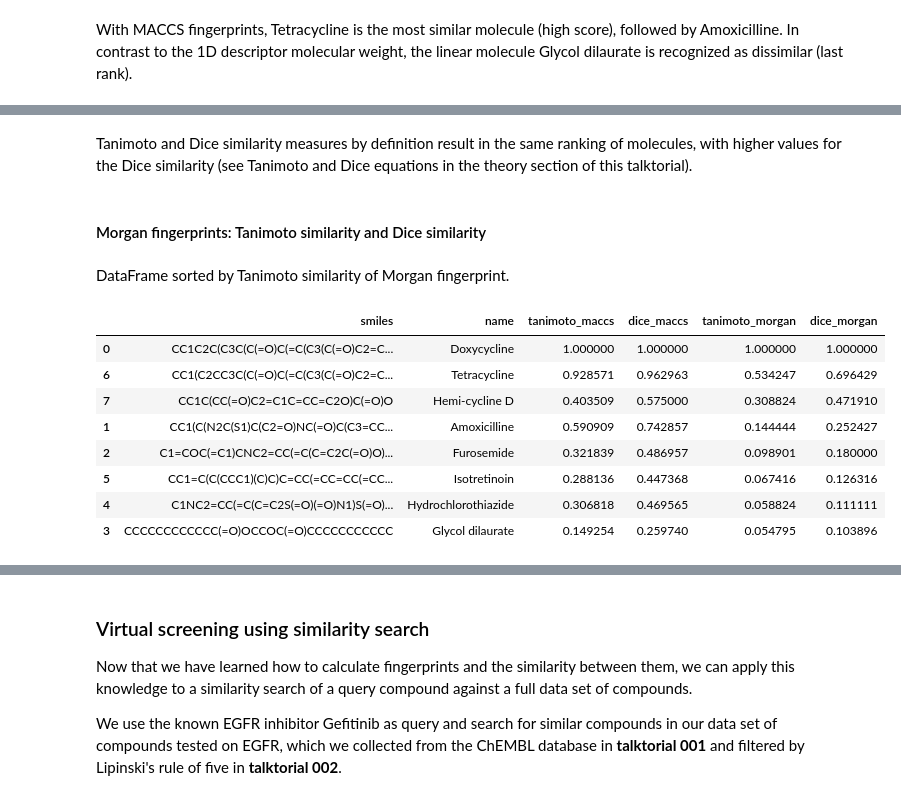
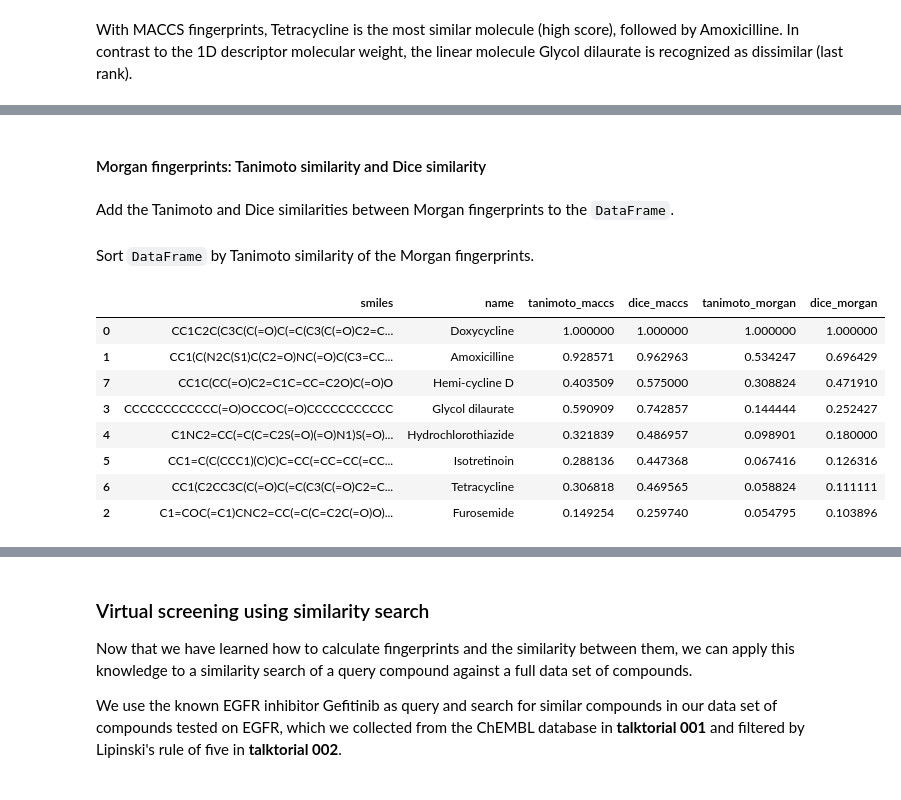
Before and after one commit to volkamerlab/teachopencadd, a Jupyter notebook: teachopencadd/talktorials/004_compound_similarity/talktorial.ipynb, the cells around one changed output, grey strips where cells are left out. Cells and saved outputs as stored; diff of their text form; code cells hidden in the pictures.

```diff
--- a/teachopencadd/talktorials/004_compound_similarity/talktorial.ipynb
+++ b/teachopencadd/talktorials/004_compound_similarity/talktorial.ipynb
@@ -420,5 +428,2 @@ similarity_df = pd.DataFrame({"smiles": molecule_smiles, "name": molecule_names}
 # %% [markdown]
 #### MACCS fingerprints: Tanimoto similarity and Dice similarity
-# %%
-# Add similarity scores to DataFrame
-similarity_df["tanimoto_maccs"] = DataStructs.BulkTanimotoSimilarity(maccs_fp1, maccs_fp_list)
@@ -425 +432,4 @@ similarity_df["tanimoto_maccs"] = DataStructs.BulkTanimotoSimilarity(maccs_fp1,
+# %%
+similarity_df["tanimoto_maccs"] = DataStructs.BulkTanimotoSimilarity(maccs_fp, maccs_fp_list)
+similarity_df["dice_maccs"] = DataStructs.BulkDiceSimilarity(maccs_fp, maccs_fp_list)
 # %% [markdown]
@@ -448,5 +460,2 @@ draw_ranked_molecules(similarity_df_sorted_tanimoto_maccs, "tanimoto_maccs")
 # %% [markdown]
 With MACCS fingerprints, Tetracycline is the most similar molecule (high score), followed by Amoxicilline. In contrast to the 1D descriptor molecular weight, the linear molecule Glycol dilaurate is recognized as dissimilar (last rank).
-# %%
-# Add similarity scores to DataFrame
-similarity_df["dice_maccs"] = DataStructs.BulkDiceSimilarity(maccs_fp1, maccs_fp_list)
@@ -470,31 +462,28 @@ similarity_df_sorted_dice_maccs
-# %% [markdown]
-Tanimoto and Dice similarity measures by definition result in the same ranking of molecules, with higher values for the Dice similarity (see Tanimoto and Dice equations in the theory section of this talktorial).
 # %% [markdown]
 #### Morgan fingerprints: Tanimoto similarity and Dice similarity
+# %% [markdown]
+Add the Tanimoto and Dice similarities between Morgan fingerprints to the `DataFrame`.
 # %%
-# Add similarity scores to DataFrame
 similarity_df["tanimoto_morgan"] = DataStructs.BulkTanimotoSimilarity(
-    circular_bit_fp1, circular_fp_list
+    circular_bit_fp, circular_bit_fp_list
 )
 similarity_df["dice_morgan"] = DataStructs.BulkDiceSimilarity(
-    circular_bit_fp1, circular_fp_list
+    circular_bit_fp, circular_bit_fp_list
 )
 # %% [markdown]
-DataFrame sorted by Tanimoto similarity of Morgan fingerprint.
+Sort `DataFrame` by Tanimoto similarity of the Morgan fingerprints.
 # %%
-similarity_df_sorted_tanimoto_morgan = similarity_df.sort_values(
-    ["tanimoto_morgan"], ascending=False
-)
-similarity_df_sorted_tanimoto_morgan
-# TODO: CI : similarity_df_sorted_tanimoto_morgan["tanimoto_morgan"]
+similarity_df = similarity_df.sort_values(["tanimoto_morgan"], ascending=False)
+similarity_df
+# TODO: CI
 # %% [output]
 |  | smiles | name | tanimoto_maccs | dice_maccs | tanimoto_morgan | dice_morgan |
 | 0 | CC1C2C(C3C(C(=O)C(=C(C3(C(=O)C2=C... | Doxycycline | 1.000000 | 1.000000 | 1.000000 | 1.000000 |
-| 6 | CC1(C2CC3C(C(=O)C(=C(C3(C(=O)C2=C... | Tetracycline | 0.928571 | 0.962963 | 0.534247 | 0.696429 |
+| 1 | CC1(C(N2C(S1)C(C2=O)NC(=O)C(C3=CC... | Amoxicilline | 0.928571 | 0.962963 | 0.534247 | 0.696429 |
 | 7 | CC1C(CC(=O)C2=C1C=CC=C2O)C(=O)O | Hemi-cycline D | 0.403509 | 0.575000 | 0.308824 | 0.471910 |
-| 1 | CC1(C(N2C(S1)C(C2=O)NC(=O)C(C3=CC... | Amoxicilline | 0.590909 | 0.742857 | 0.144444 | 0.252427 |
-| 2 | C1=COC(=C1)CNC2=CC(=C(C=C2C(=O)O)... | Furosemide | 0.321839 | 0.486957 | 0.098901 | 0.180000 |
+| 3 | CCCCCCCCCCCC(=O)OCCOC(=O)CCCCCCCCCCC | Glycol dilaurate | 0.590909 | 0.742857 | 0.144444 | 0.252427 |
+| 4 | C1NC2=CC(=C(C=C2S(=O)(=O)N1)S(=O)... | Hydrochlorothiazide | 0.321839 | 0.486957 | 0.098901 | 0.180000 |
 | 5 | CC1=C(C(CCC1)(C)C)C=CC(=CC=CC(=CC... | Isotretinoin | 0.288136 | 0.447368 | 0.067416 | 0.126316 |
-| 4 | C1NC2=CC(=C(C=C2S(=O)(=O)N1)S(=O)... | Hydrochlorothiazide | 0.306818 | 0.469565 | 0.058824 | 0.111111 |
-| 3 | CCCCCCCCCCCC(=O)OCCOC(=O)CCCCCCCCCCC | Glycol dilaurate | 0.149254 | 0.259740 | 0.054795 | 0.103896 |
+| 6 | CC1(C2CC3C(C(=O)C(=C(C3(C(=O)C2=C... | Tetracycline | 0.306818 | 0.469565 | 0.058824 | 0.111111 |
+| 2 | C1=COC(=C1)CNC2=CC(=C(C=C2C(=O)O)... | Furosemide | 0.149254 | 0.259740 | 0.054795 | 0.103896 |
 # %% [markdown]
```
Also changed, not shown: parts of 63 cells of this notebook.
